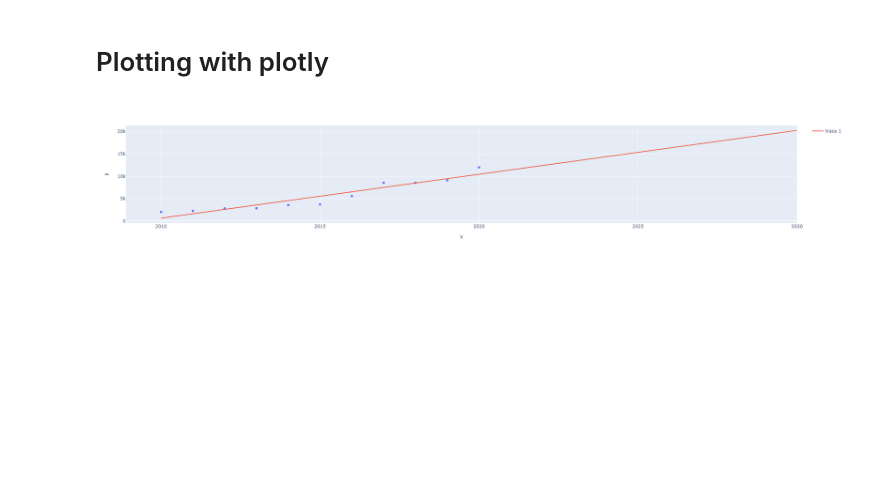
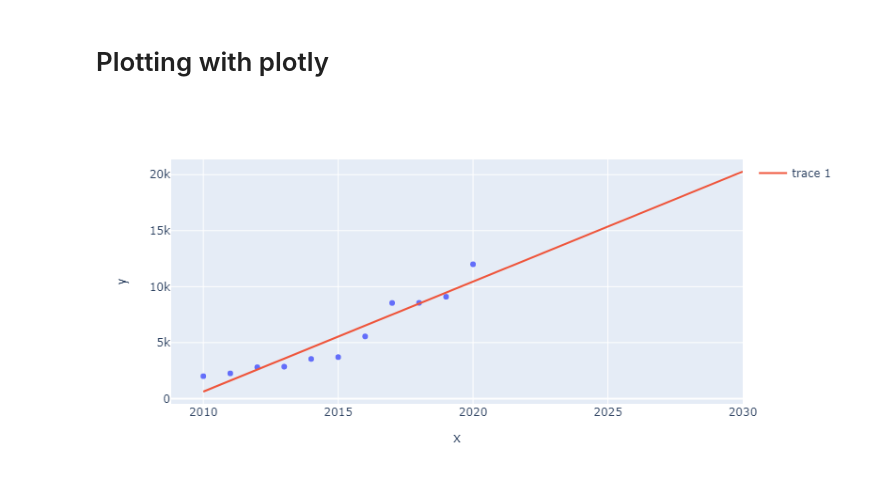
Before and after one commit to sebastian-sl/Basics, a Jupyter notebook: 01 DATA SCIENCE/SKLEARN/01 Regression.ipynb, the cells around one changed output. Saved outputs shown, nothing was run; the diff lists cells and outputs as text; code cells hidden in the pictures; blank space fills up the shorter version.

```diff
--- a/01 DATA SCIENCE/SKLEARN/01 Regression.ipynb
+++ b/01 DATA SCIENCE/SKLEARN/01 Regression.ipynb
@@ -83,14 +83,16 @@ plt.plot(np_pred, lr.predict(poly.fit_transform(np_pred)));
 # Plotting with plotly
 # %%
 import plotly.express as px
+import plotly.io as pio
+pio.renderers.default = 'png'
 
 lr = LinearRegression()
 lr.fit(np_x, y)
 
 fig = px.scatter(x = x, y = y)
 fig.add_scatter(x = pred, y = lr.predict(np_pred), mode = "lines")
 
 fig.update_layout(autosize = False, width = 800, height = 400)
 fig.show()
 # %% [output]
-[figure, old version]
+[figure, new version]
```
Also changed, not shown: parts of 1 cell of this notebook.
